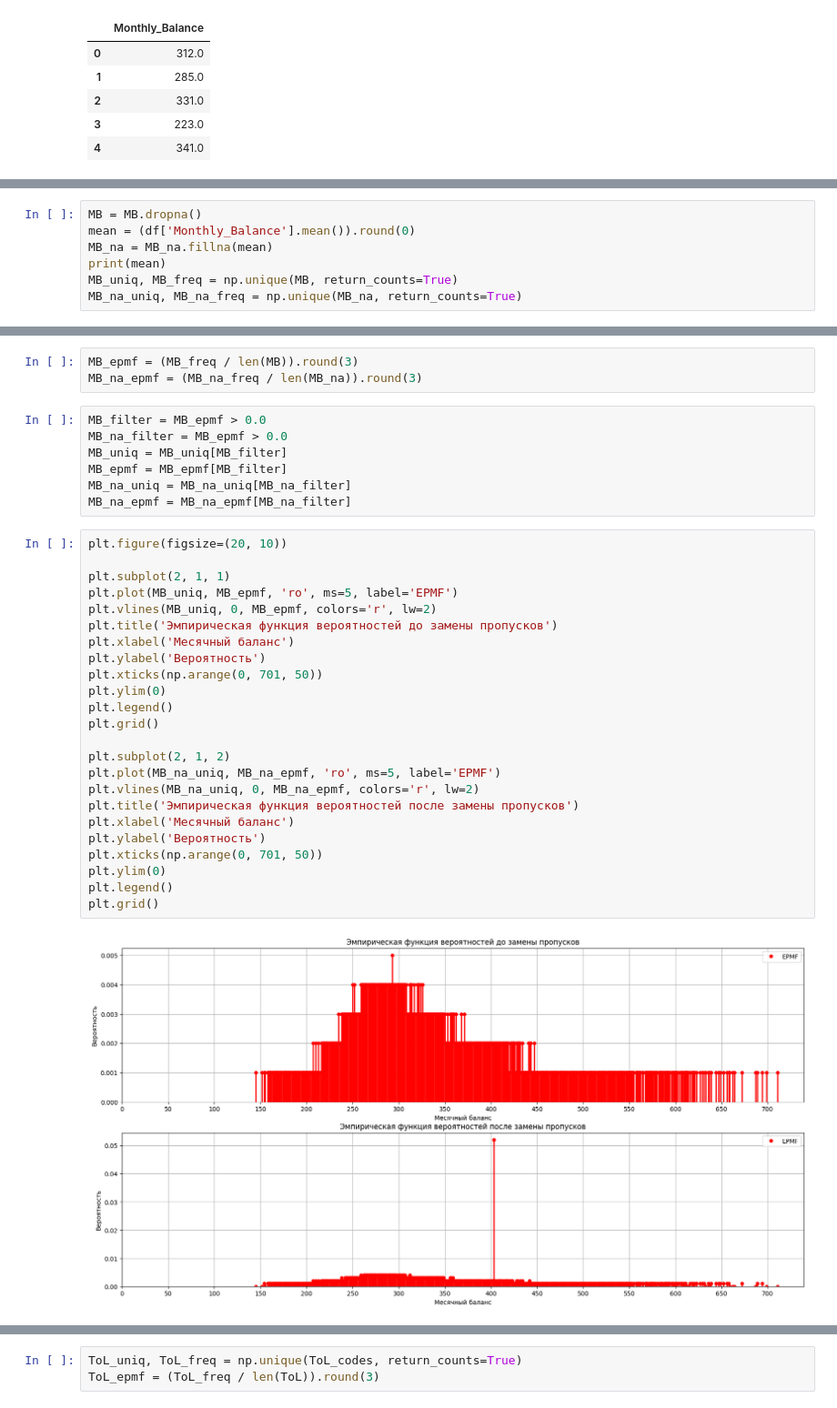
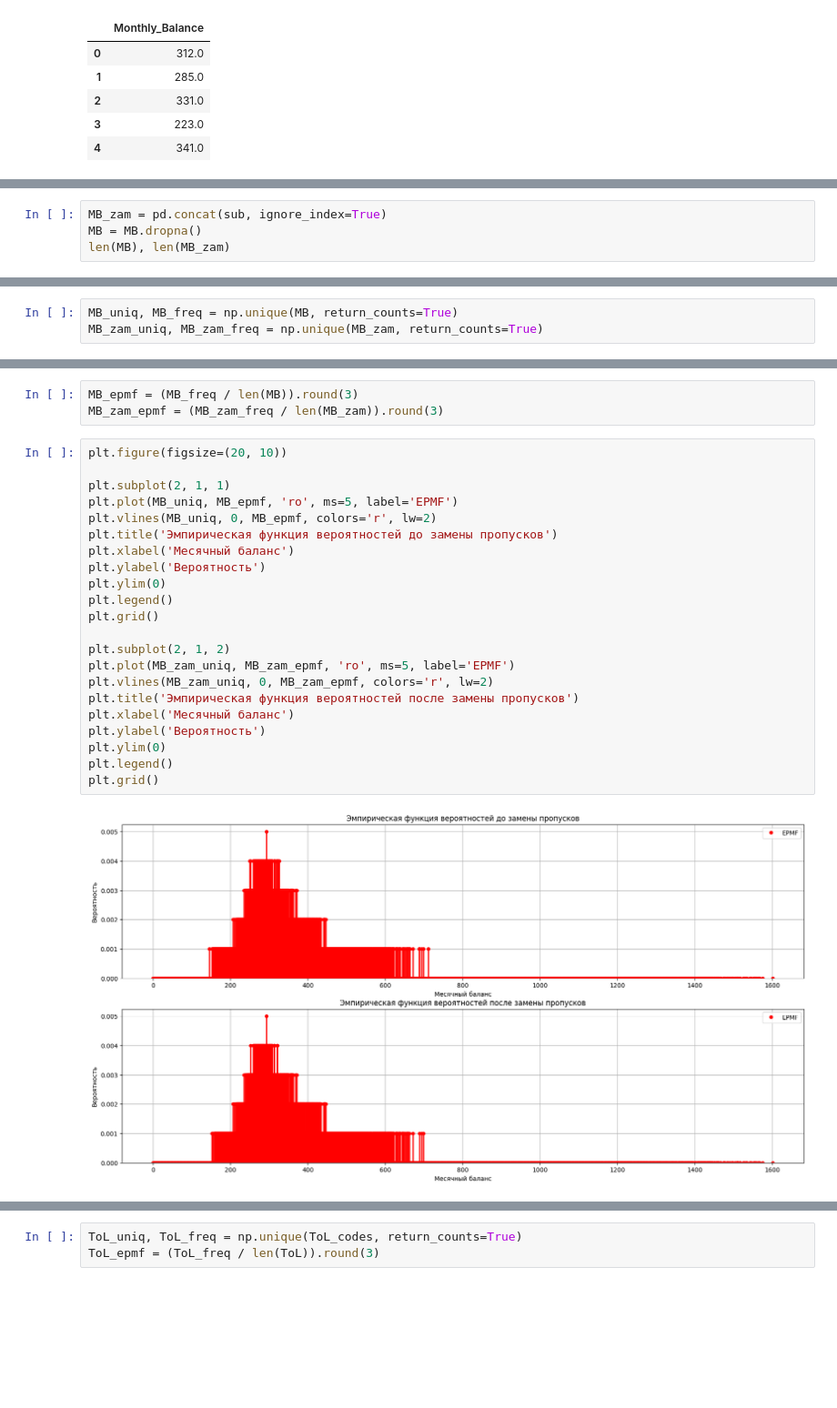
Before and after one commit to Ghukii/TMP-4sem-, a Jupyter notebook: Задание_6/Задание_6_13.ipynb, the cells around one changed output, grey strips where cells are left out. Shown at 91% size. Drawn from its saved outputs; the diff is of its cells as text; blank space fills up the shorter version.

```diff
--- a/Задание_6/Задание_6_13.ipynb
+++ b/Задание_6/Задание_6_13.ipynb
@@ -465,0 +651,4 @@ MB.isna().sum()
+# %%
+MB_zam = pd.concat(sub, ignore_index=True)
+MB = MB.dropna()
+len(MB), len(MB_zam)
@@ -466,7 +659,3 @@ MB.isna().sum()
 # %%
-MB = MB.dropna()
-mean = (df['Monthly_Balance'].mean()).round(0)
-MB_na = MB_na.fillna(mean)
-print(mean)
 MB_uniq, MB_freq = np.unique(MB, return_counts=True)
-MB_na_uniq, MB_na_freq = np.unique(MB_na, return_counts=True)
+MB_zam_uniq, MB_zam_freq = np.unique(MB_zam, return_counts=True)
@@ -475,36 +662,27 @@ MB_na_uniq, MB_na_freq = np.unique(MB_na, return_counts=True)
 # %%
 MB_epmf = (MB_freq / len(MB)).round(3)
-MB_na_epmf = (MB_na_freq / len(MB_na)).round(3)
+MB_zam_epmf = (MB_zam_freq / len(MB_zam)).round(3)
-# %%
-MB_filter = MB_epmf > 0.0
-MB_na_filter = MB_epmf > 0.0
-MB_uniq = MB_uniq[MB_filter]
-MB_epmf = MB_epmf[MB_filter]
-MB_na_uniq = MB_na_uniq[MB_na_filter]
-MB_na_epmf = MB_na_epmf[MB_na_filter]
 # %%
 plt.figure(figsize=(20, 10))
 
 plt.subplot(2, 1, 1)
 plt.plot(MB_uniq, MB_epmf, 'ro', ms=5, label='EPMF')
 plt.vlines(MB_uniq, 0, MB_epmf, colors='r', lw=2)
 plt.title('Эмпирическая функция вероятностей до замены пропусков')
 plt.xlabel('Месячный баланс')
 plt.ylabel('Вероятность')
-plt.xticks(np.arange(0, 701, 50))
 plt.ylim(0)
 plt.legend()
 plt.grid()
 
 plt.subplot(2, 1, 2)
-plt.plot(MB_na_uniq, MB_na_epmf, 'ro', ms=5, label='EPMF')
-plt.vlines(MB_na_uniq, 0, MB_na_epmf, colors='r', lw=2)
+plt.plot(MB_zam_uniq, MB_zam_epmf, 'ro', ms=5, label='EPMF')
+plt.vlines(MB_zam_uniq, 0, MB_zam_epmf, colors='r', lw=2)
 plt.title('Эмпирическая функция вероятностей после замены пропусков')
 plt.xlabel('Месячный баланс')
 plt.ylabel('Вероятность')
-plt.xticks(np.arange(0, 701, 50))
 plt.ylim(0)
 plt.legend()
 plt.grid()
 # %% [output]
-[figure, old version]
+[figure, new version]
```
Also changed, not shown: parts of 41 cells of this notebook.
